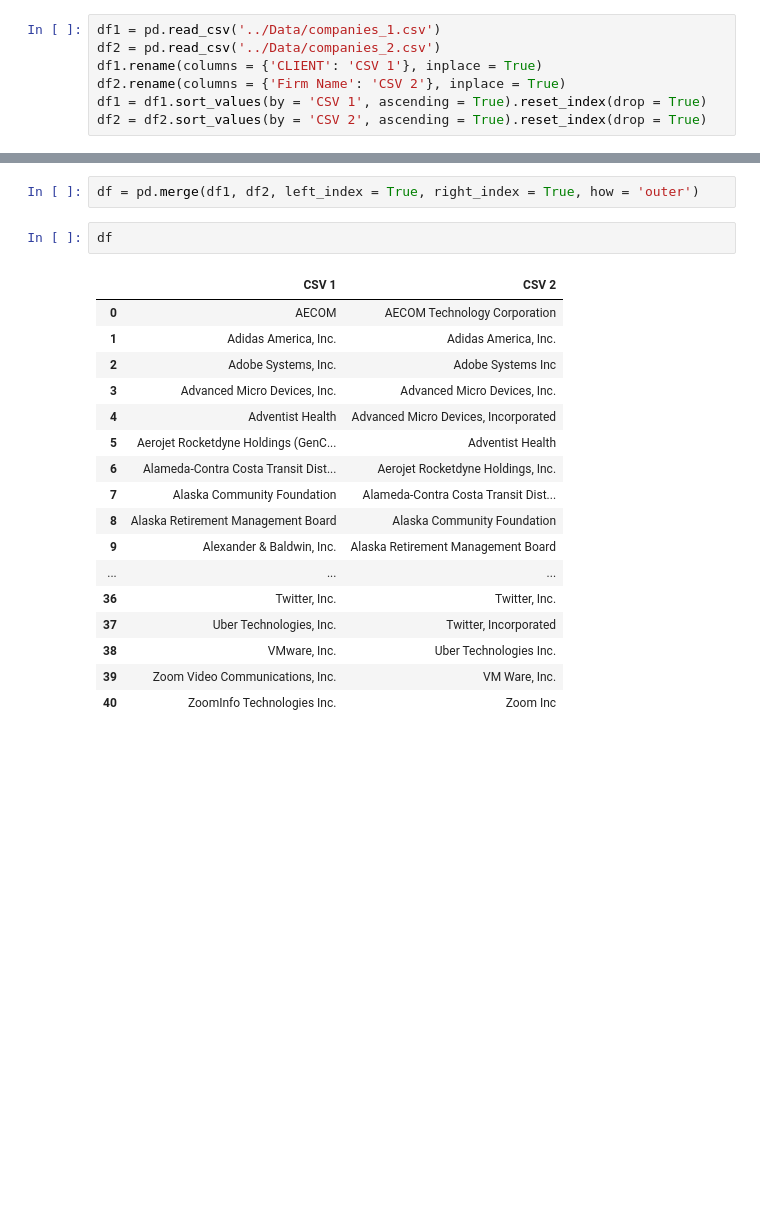
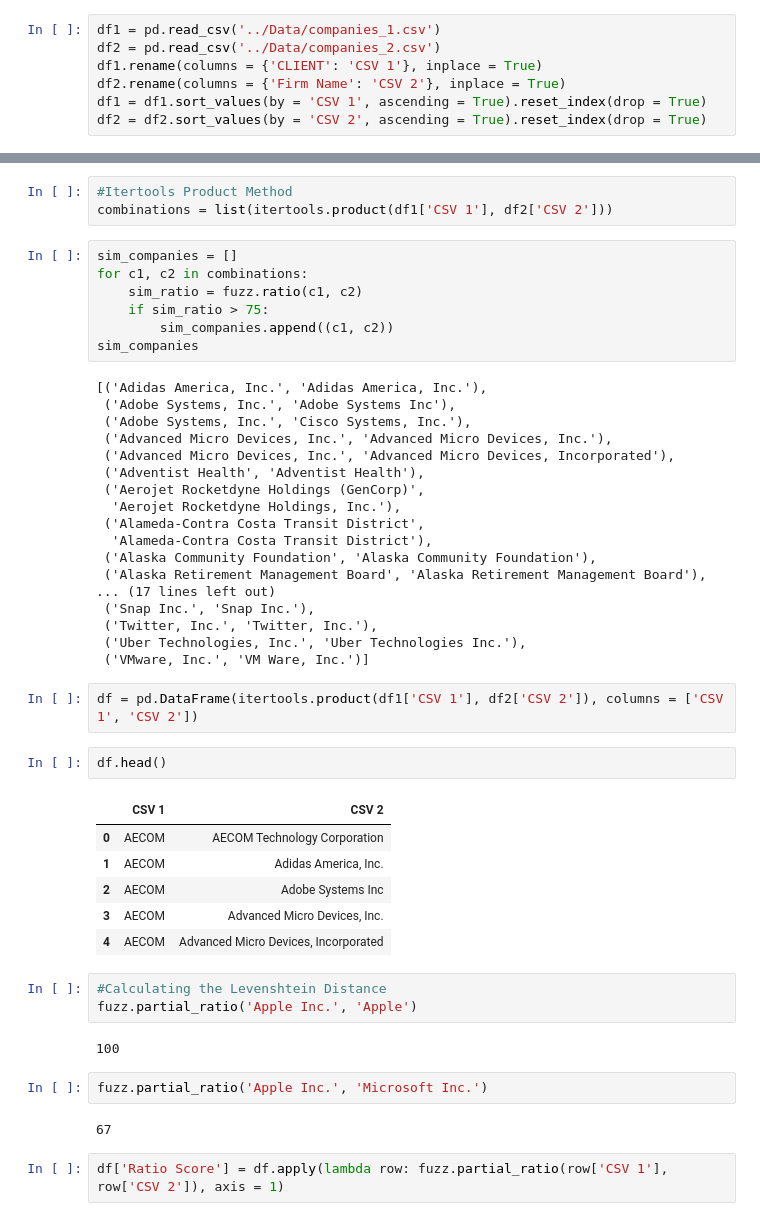
Before and after one commit to AgentXCross/PythonDS-ML, a Jupyter notebook: Projects/Notebooks/fuzz.ipynb, the cells around one changed output, grey strips where cells are left out. Cells and saved outputs as stored; diff of their text form; blank space fills up the shorter version.

```diff
--- a/Projects/Notebooks/fuzz.ipynb
+++ b/Projects/Notebooks/fuzz.ipynb
@@ -14,22 +41,50 @@ df2 = df2.sort_values(by = 'CSV 2', ascending = True).reset_index(drop = True)
+# %%
+#Itertools Product Method
+combinations = list(itertools.product(df1['CSV 1'], df2['CSV 2']))
+# %%
+sim_companies = []
+for c1, c2 in combinations:
+    sim_ratio = fuzz.ratio(c1, c2)
+    if sim_ratio > 75:
+        sim_companies.append((c1, c2))
+sim_companies
+# %% [output]
+[('Adidas America, Inc.', 'Adidas America, Inc.'),
+ ('Adobe Systems, Inc.', 'Adobe Systems Inc'),
+ ('Adobe Systems, Inc.', 'Cisco Systems, Inc.'),
+ ('Advanced Micro Devices, Inc.', 'Advanced Micro Devices, Inc.'),
+ ('Advanced Micro Devices, Inc.', 'Advanced Micro Devices, Incorporated'),
+ ('Adventist Health', 'Adventist Health'),
+ ('Aerojet Rocketdyne Holdings (GenCorp)',
+  'Aerojet Rocketdyne Holdings, Inc.'),
+ ('Alameda-Contra Costa Transit District',
+  'Alameda-Contra Costa Transit District'),
+ ('Alaska Community Foundation', 'Alaska Community Foundation'),
+ ('Alaska Retirement Management Board', 'Alaska Retirement Management Board'),
+... (17 lines left out)
+ ('Snap Inc.', 'Snap Inc.'),
+ ('Twitter, Inc.', 'Twitter, Inc.'),
+ ('Uber Technologies, Inc.', 'Uber Technologies Inc.'),
+ ('VMware, Inc.', 'VM Ware, Inc.')]
 # %%
-df = pd.merge(df1, df2, left_index = True, right_index = True, how = 'outer')
+df = pd.DataFrame(itertools.product(df1['CSV 1'], df2['CSV 2']), columns = ['CSV 1', 'CSV 2'])
 # %%
-df
+df.head()
 # %% [output]
 |  | CSV 1 | CSV 2 |
 | 0 | AECOM | AECOM Technology Corporation |
-| 1 | Adidas America, Inc. | Adidas America, Inc. |
-| 2 | Adobe Systems, Inc. | Adobe Systems Inc |
-| 3 | Advanced Micro Devices, Inc. | Advanced Micro Devices, Inc. |
-| 4 | Adventist Health | Advanced Micro Devices, Incorporated |
-| 5 | Aerojet Rocketdyne Holdings (GenC... | Adventist Health |
-| 6 | Alameda-Contra Costa Transit Dist... | Aerojet Rocketdyne Holdings, Inc. |
-| 7 | Alaska Community Foundation | Alameda-Contra Costa Transit Dist... |
-| 8 | Alaska Retirement Management Board | Alaska Community Foundation |
-| 9 | Alexander & Baldwin, Inc. | Alaska Retirement Management Board |
-| ... | ... | ... |
-| 36 | Twitter, Inc. | Twitter, Inc. |
-| 37 | Uber Technologies, Inc. | Twitter, Incorporated |
-| 38 | VMware, Inc. | Uber Technologies Inc. |
-| 39 | Zoom Video Communications, Inc. | VM Ware, Inc. |
-| 40 | ZoomInfo Technologies Inc. | Zoom Inc |
+| 1 | AECOM | Adidas America, Inc. |
+| 2 | AECOM | Adobe Systems Inc |
+| 3 | AECOM | Advanced Micro Devices, Inc. |
+| 4 | AECOM | Advanced Micro Devices, Incorporated |
+# %%
+#Calculating the Levenshtein Distance
+fuzz.partial_ratio('Apple Inc.', 'Apple')
+# %% [output]
+100
+# %%
+fuzz.partial_ratio('Apple Inc.', 'Microsoft Inc.')
+# %% [output]
+67
+# %%
+df['Ratio Score'] = df.apply(lambda row: fuzz.partial_ratio(row['CSV 1'], row['CSV 2']), axis = 1)
```
Also changed, not shown: parts of 8 cells of this notebook, 2 other files.
